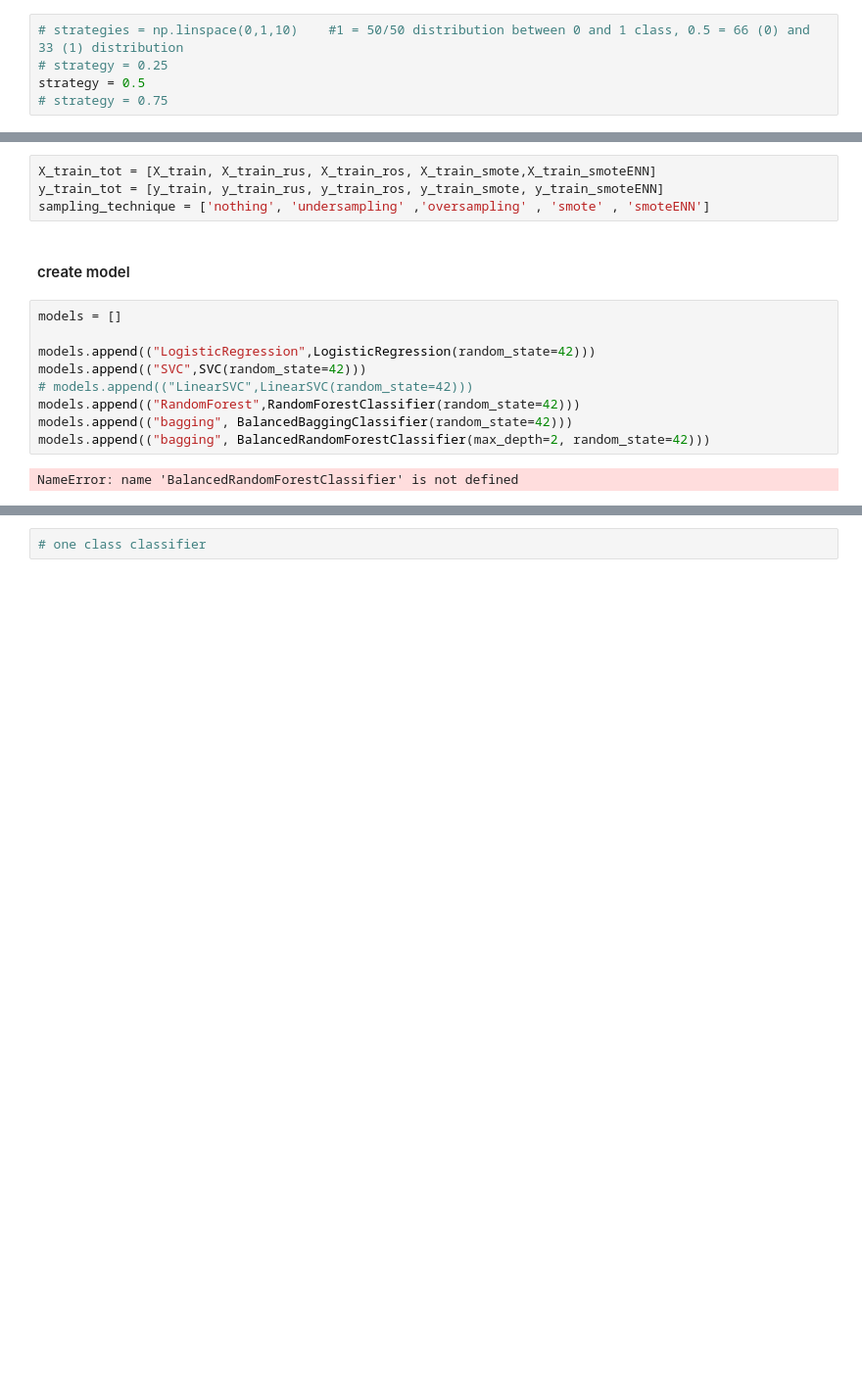
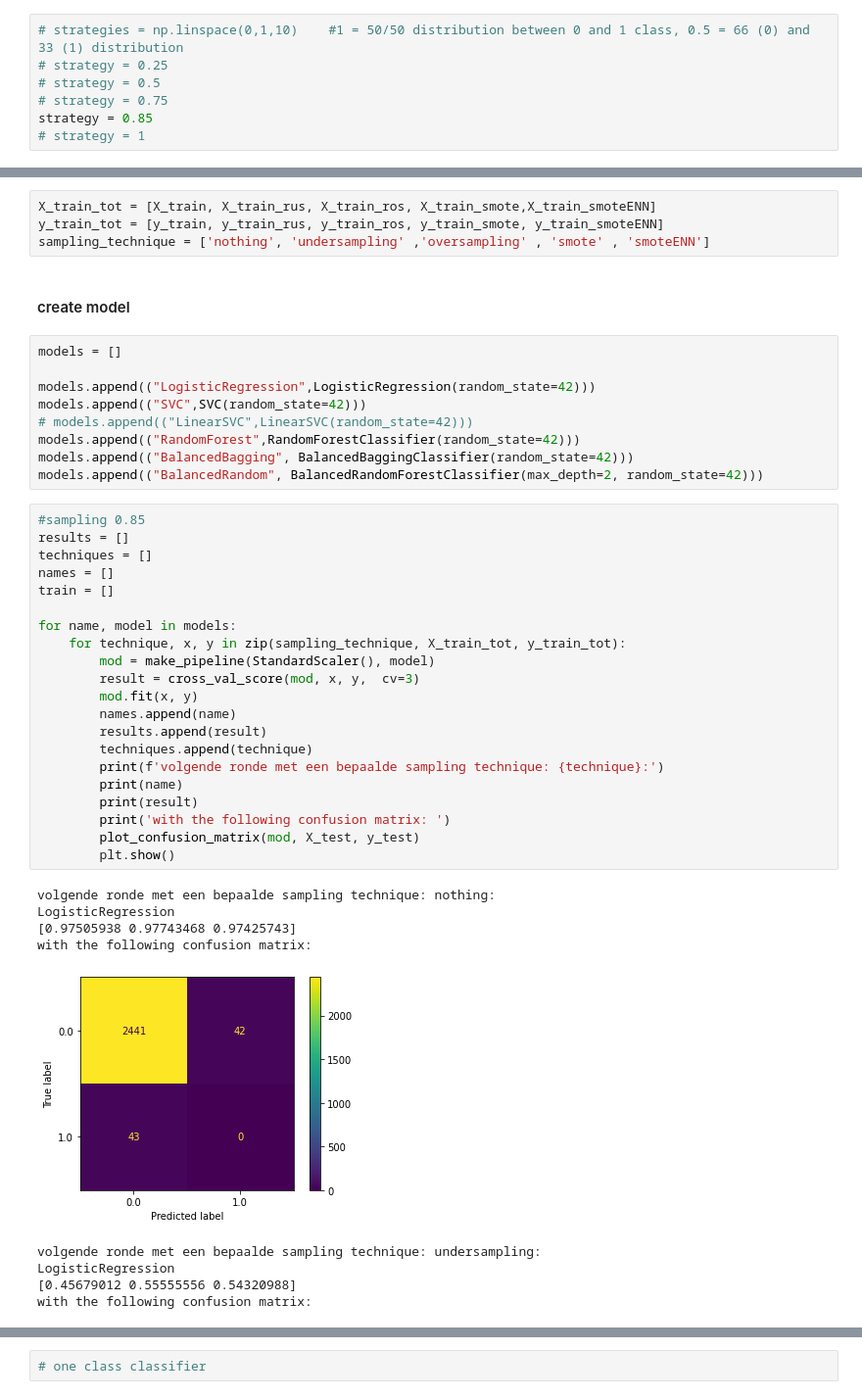
Before and after one commit to Nelleke20/notebook.goalpredictor, a Jupyter notebook: notebooks/2. train_model.ipynb, the cells around one changed output, grey strips where cells are left out. Shown: that part at 98% size. Drawn from its saved outputs; the diff is of its cells as text; blank space fills up the shorter version.

Commit message:
testing the model

```diff
--- a/notebooks/2. train_model.ipynb
+++ b/notebooks/2. train_model.ipynb
@@ -73,8 +67,10 @@ Name: goal, dtype: float64
 # %%
 # strategies = np.linspace(0,1,10)    #1 = 50/50 distribution between 0 and 1 class, 0.5 = 66 (0) and 33 (1) distribution
 # strategy = 0.25
-strategy = 0.5
+# strategy = 0.5
 # strategy = 0.75
+strategy = 0.85
+# strategy = 1
 # %%
 rus = RandomUnderSampler(random_state=0,sampling_strategy=strategy)    # remove 0 class
 ros = RandomOverSampler(random_state =0, sampling_strategy=strategy)   # add copies 1 class
@@ -122,7 +118,36 @@ models.append(("LogisticRegression",LogisticRegression(random_state=42)))
 models.append(("SVC",SVC(random_state=42)))
 # models.append(("LinearSVC",LinearSVC(random_state=42)))
 models.append(("RandomForest",RandomForestClassifier(random_state=42)))
-models.append(("bagging", BalancedBaggingClassifier(random_state=42)))
-models.append(("bagging", BalancedRandomForestClassifier(max_depth=2, random_state=42)))
+models.append(("BalancedBagging", BalancedBaggingClassifier(random_state=42)))
+models.append(("BalancedRandom", BalancedRandomForestClassifier(max_depth=2, random_state=42)))
-# %% [output]
-NameError: name 'BalancedRandomForestClassifier' is not defined
+# %%
+#sampling 0.85
+results = []
+techniques = []
+names = []
+train = []
+
+for name, model in models:
+    for technique, x, y in zip(sampling_technique, X_train_tot, y_train_tot):
+        mod = make_pipeline(StandardScaler(), model)
+        result = cross_val_score(mod, x, y,  cv=3)
+        mod.fit(x, y)
+        names.append(name)
+        results.append(result)
+        techniques.append(technique)
+        print(f'volgende ronde met een bepaalde sampling technique: {technique}:')
+        print(name)
+        print(result)
+        print('with the following confusion matrix: ')
+        plot_confusion_matrix(mod, X_test, y_test)
+        plt.show()
+# %% [output]
+volgende ronde met een bepaalde sampling technique: nothing:
+LogisticRegression
+[0.97505938 0.97743468 0.97425743]
+with the following confusion matrix:
+[figure, added]
+volgende ronde met een bepaalde sampling technique: undersampling:
+LogisticRegression
+[0.45679012 0.55555556 0.54320988]
+with the following confusion matrix:
```
Also changed, not shown: parts of 16 cells of this notebook.
